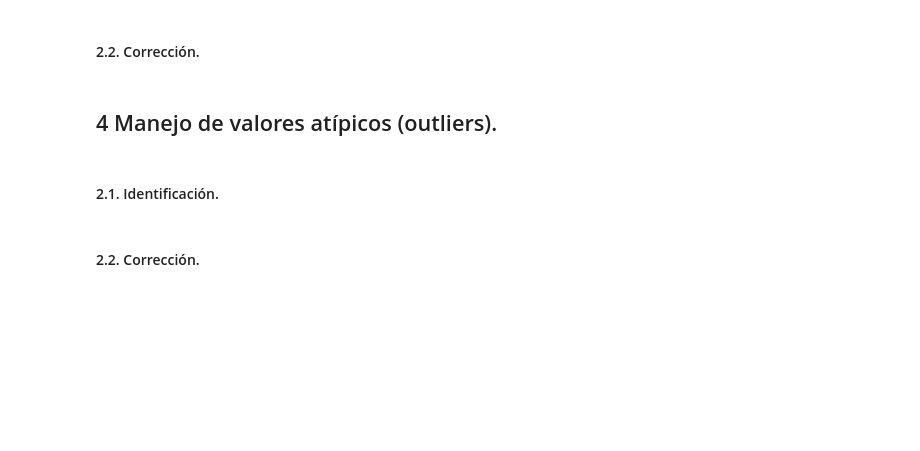
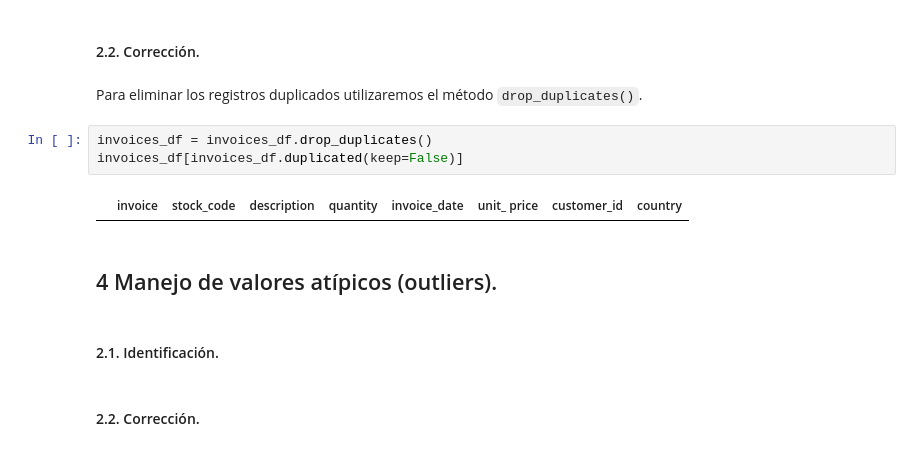
Before and after one commit to ismaelcazalilla/acceso_limpieza_datos, a Jupyter notebook: notebooks/limpieza.ipynb, the cells around one changed output. Drawn from its saved outputs; the diff is of its cells as text; blank space fills up the shorter version.

````diff
--- a/notebooks/limpieza.ipynb
+++ b/notebooks/limpieza.ipynb
@@ -359,5 +385,12 @@ invoices_df.tail()
 # %% [markdown]
 #### 2.2. Corrección.
+# %% [markdown]
+Para eliminar los registros duplicados utilizaremos el método ```drop_duplicates()```.
+# %%
+invoices_df = invoices_df.drop_duplicates()
+invoices_df[invoices_df.duplicated(keep=False)]
+# %% [output]
+|  | invoice | stock_code | description | quantity | invoice_date | unit_ price | customer_id | country |
 # %% [markdown]
 ## 4 Manejo de valores atípicos (outliers).
 # %% [markdown]
````
Also changed, not shown: parts of 4 cells of this notebook.
